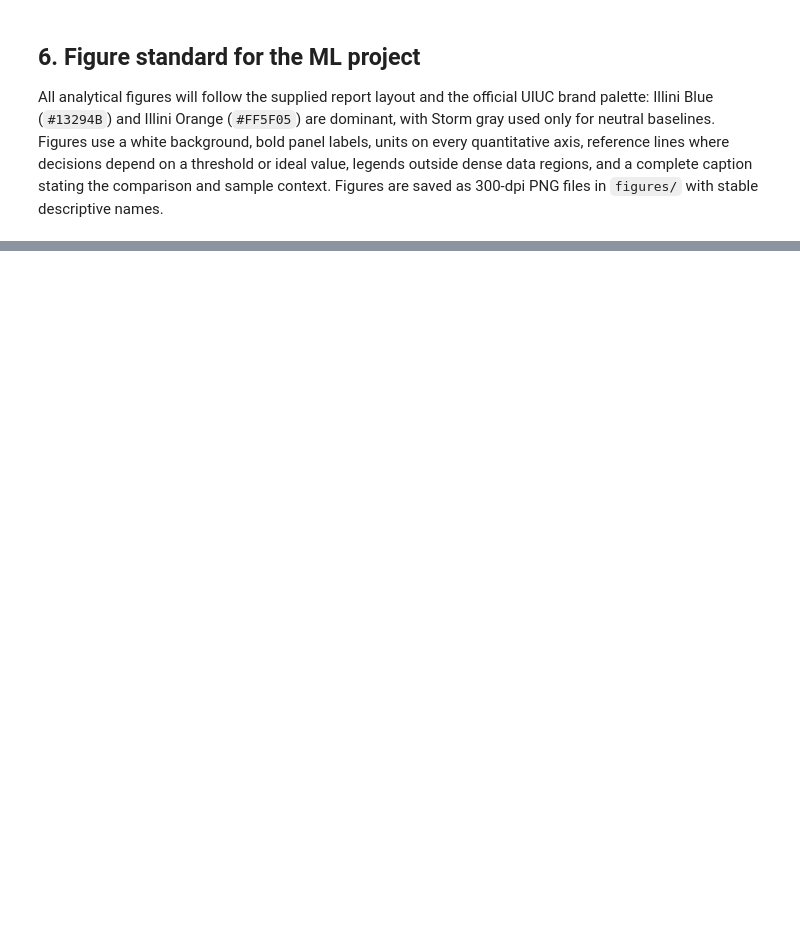
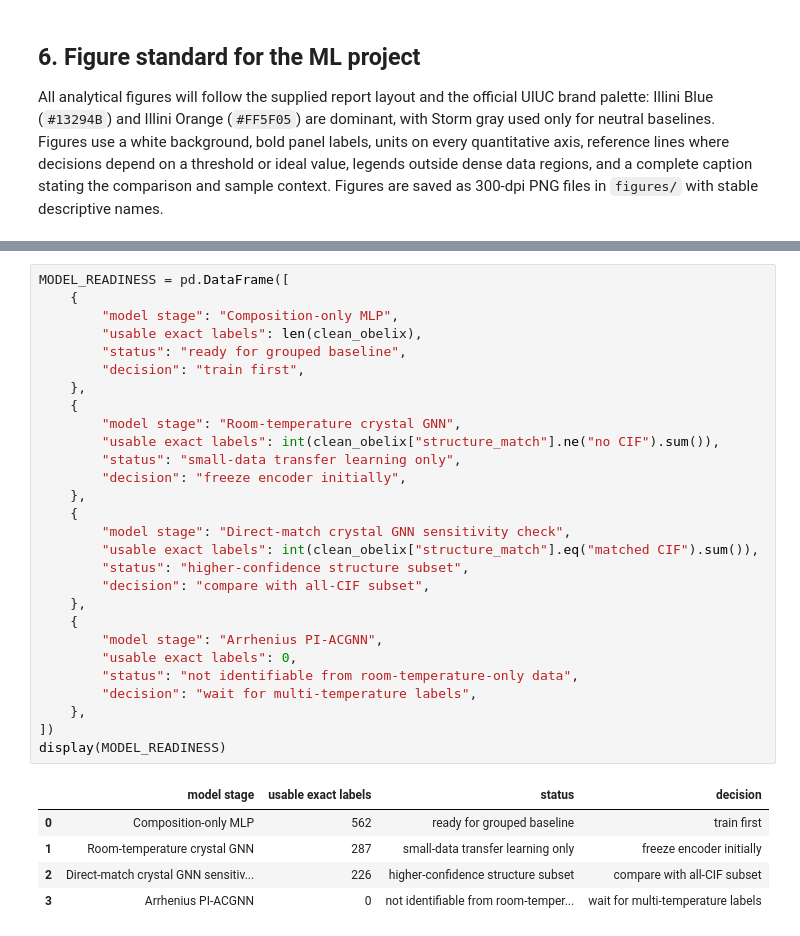
Before and after one commit to ZJYang-96485/Physics-Informed-Neural-Network-and-Multiscale-Simulations-for-Lithium-Ion-Conductors, a Jupyter notebook: battery_materials_project.ipynb, the cells around one changed output, grey strips where cells are left out. Drawn from its saved outputs; the diff is of its cells as text; blank space fills up the shorter version.

```diff
--- a/battery_materials_project.ipynb
+++ b/battery_materials_project.ipynb
@@ -524,0 +839,34 @@ Day 2 begins by importing conductivity records into the schema above, preserving
+# %%
+MODEL_READINESS = pd.DataFrame([
+    {
+        "model stage": "Composition-only MLP",
+        "usable exact labels": len(clean_obelix),
+        "status": "ready for grouped baseline",
+        "decision": "train first",
+    },
+    {
+        "model stage": "Room-temperature crystal GNN",
+        "usable exact labels": int(clean_obelix["structure_match"].ne("no CIF").sum()),
+        "status": "small-data transfer learning only",
+        "decision": "freeze encoder initially",
+    },
+    {
+        "model stage": "Direct-match crystal GNN sensitivity check",
+        "usable exact labels": int(clean_obelix["structure_match"].eq("matched CIF").sum()),
+        "status": "higher-confidence structure subset",
+        "decision": "compare with all-CIF subset",
+    },
+    {
+        "model stage": "Arrhenius PI-ACGNN",
+        "usable exact labels": 0,
+        "status": "not identifiable from room-temperature-only data",
+        "decision": "wait for multi-temperature labels",
+    },
+])
+display(MODEL_READINESS)
+# %% [output]
+|  | model stage | usable exact labels | status | decision |
+| 0 | Composition-only MLP | 562 | ready for grouped baseline | train first |
+| 1 | Room-temperature crystal GNN | 287 | small-data transfer learning only | freeze encoder initially |
+| 2 | Direct-match crystal GNN sensitiv... | 226 | higher-confidence structure subset | compare with all-CIF subset |
+| 3 | Arrhenius PI-ACGNN | 0 | not identifiable from room-temper... | wait for multi-temperature labels |
```
Also changed, not shown: parts of 16 cells of this notebook, 6 other files.
